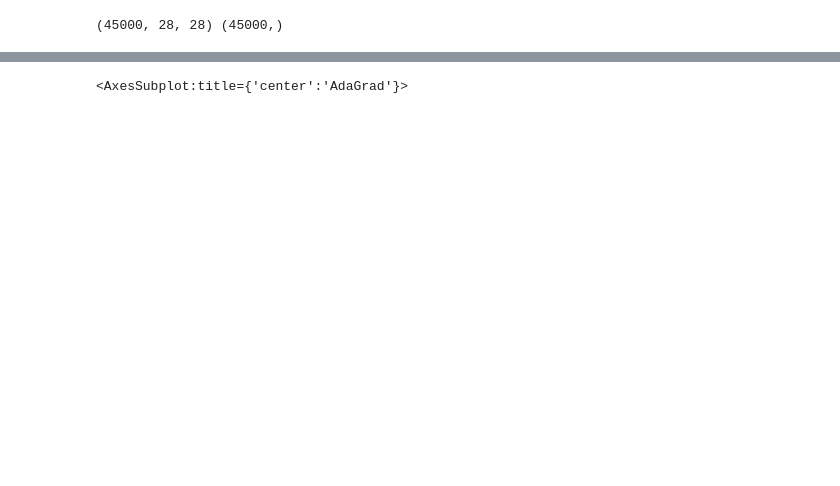
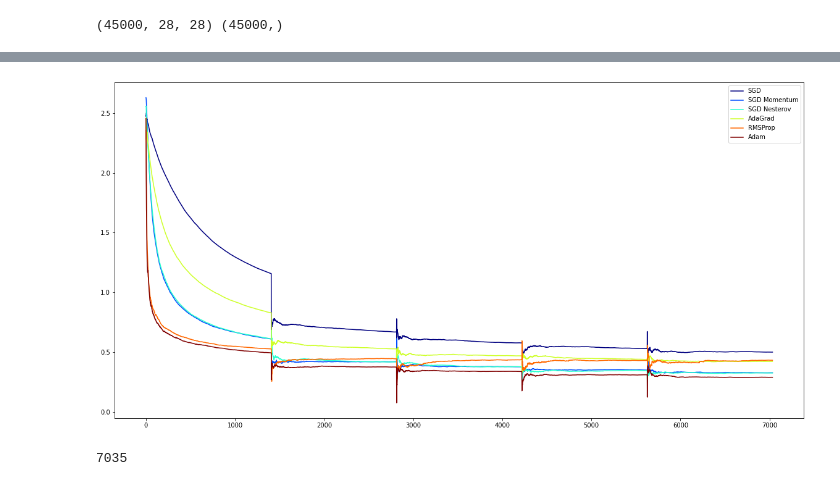
Before and after one commit to auslei/python, a Jupyter notebook: tensorflow/6_optimisers.ipynb, the cells around one changed output, grey strips where cells are left out. Drawn from its saved outputs; the diff is of its cells as text; code cells hidden in the pictures; blank space fills up the shorter version.

Commit message:
added adam optimiser, adjusted chart for comparison

```diff
--- a/tensorflow/6_optimisers.ipynb
+++ b/tensorflow/6_optimisers.ipynb
@@ -39,3 +39,13 @@ print(run_logdir())
+# %%
+# record loss at each batch end
+class LossHistory(keras.callbacks.Callback):
+    def on_train_begin(self, logs={}):
+        self.losses = []
+        self.val_losses = []
+
+    def on_batch_end(self, batch, logs={}):
+        self.losses.append(logs.get('loss'))
+        self.val_losses.append(logs.get('val_loss'))
 # %%
 from tensorflow.keras import activations, layers, initializers, callbacks, models
 from tensorflow.keras.layers import Flatten, Dense, LeakyReLU, BatchNormalization, ReLU, ELU
@@ -95,11 +122,28 @@ for opt in optimisers:
-# %%
-from matplotlib import pyplot as plt
-import pandas as pd
-fig, ax = plt.subplots(2, 2)
-fig.set_size_inches(10, 10)
-pd.DataFrame(runs[0]).plot(ax = ax[0][0], title = "SGD")
-pd.DataFrame(runs[1]).plot(ax = ax[0][1], title = "SGD (Momentum)")
-pd.DataFrame(runs[2]).plot(ax = ax[1][0], title = "SGD (Nesterov)")
-pd.DataFrame(runs[2]).plot(ax = ax[1][1], title = "AdaGrad")
-# %% [output]
-<AxesSubplot:title={'center':'AdaGrad'}>
+# %%
+from matplotlib import pyplot as plt
+import pandas as pd
+import numpy as np
+from matplotlib import cm
+fig, ax = plt.subplots()
+fig.set_size_inches(20, 10)
+
+
+colors = cm.jet(np.linspace(0, 1, 6))
+x = range(len(runs[0].losses))
+
+ax.plot(x, runs[0].losses, color = colors[0], label = "SGD")
+ax.plot(x, runs[1].losses, color = colors[1], label = "SGD Momentum")
+ax.plot(x, runs[2].losses, color = colors[2], label = "SGD Nesterov")
+ax.plot(x, runs[3].losses, color = colors[3], label = "AdaGrad")
+ax.plot(x, runs[4].losses, color = colors[4], label = "RMSProp")
+ax.plot(x, runs[5].losses, color = colors[5], label = "Adam")
+
+
+ax.legend()
+plt.show()
+# %% [output]
+[figure, added]
+# %%
+len(runs[1].losses)
+# %% [output]
+7035
```
Also changed, not shown: parts of 3 cells of this notebook.
